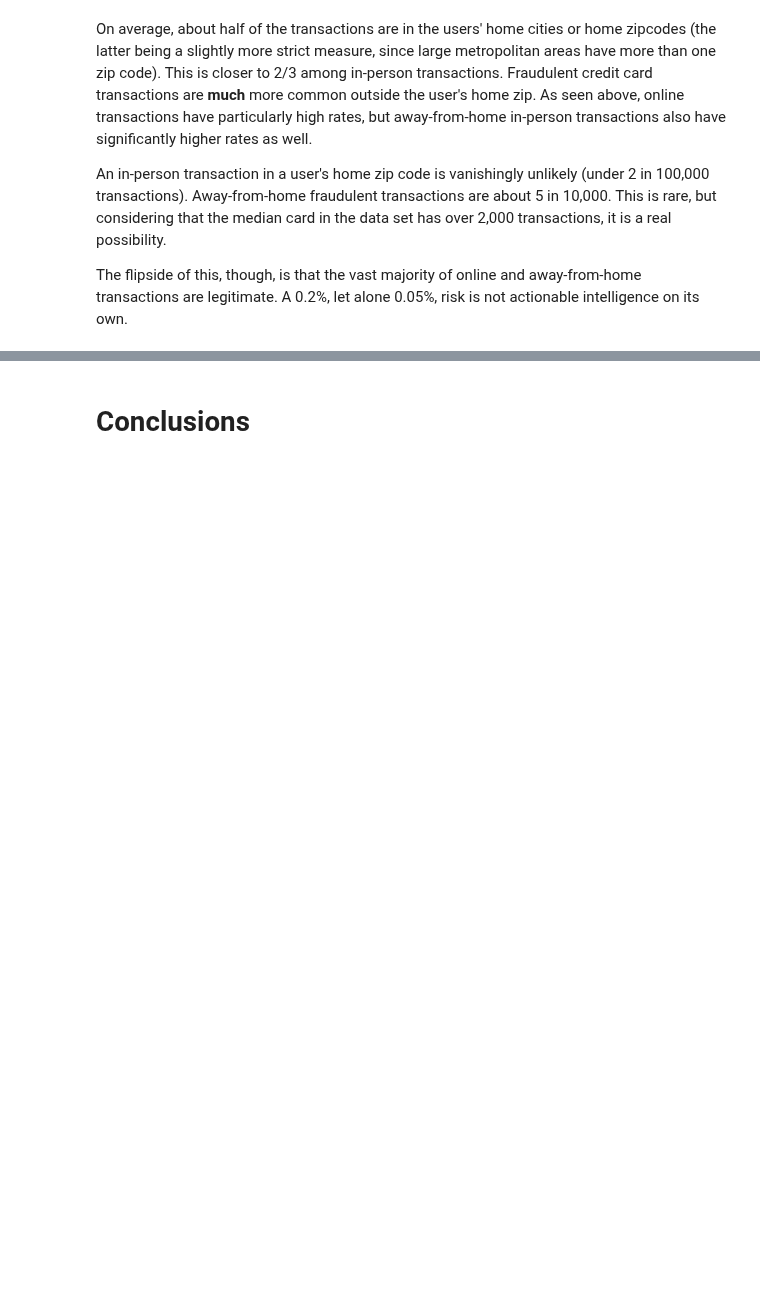
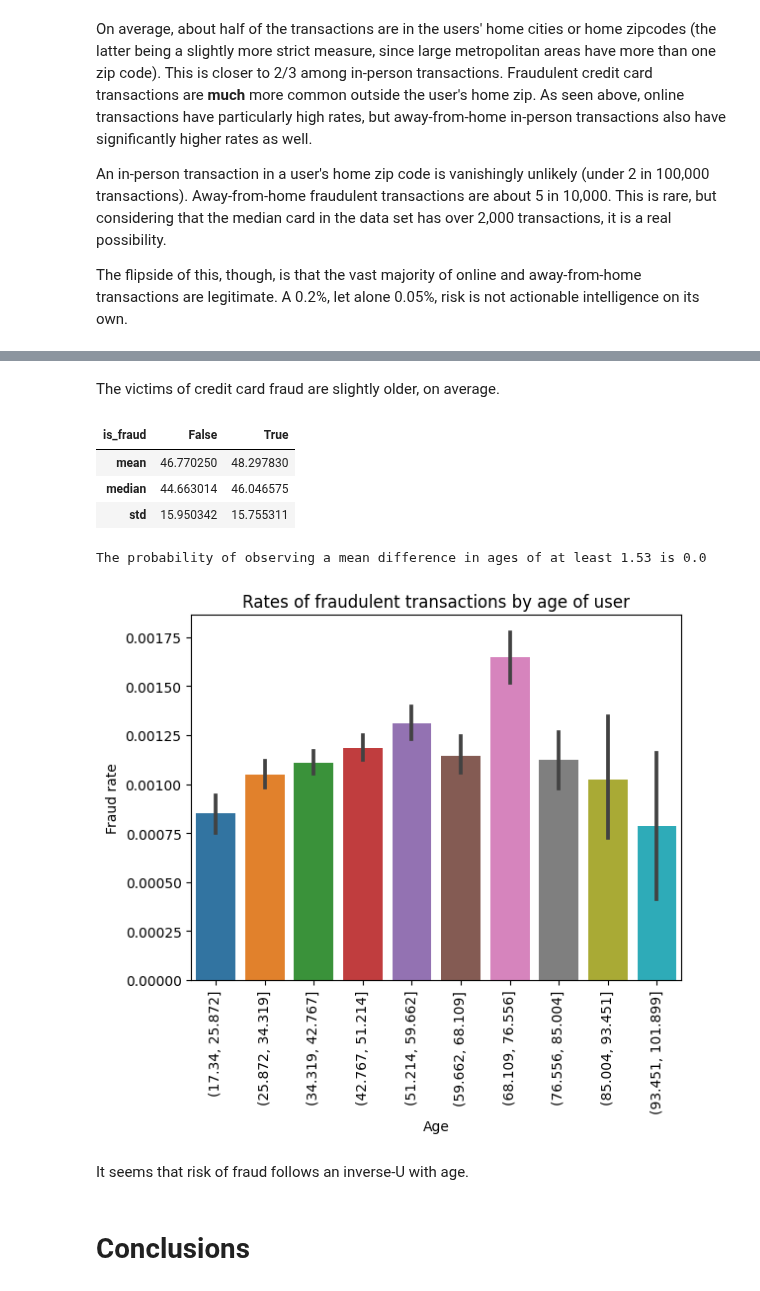
Before and after one commit to msc2106/CreditCardFraud, a Jupyter notebook: notebooks/eda.ipynb, the cells around one changed output, grey strips where cells are left out. Cells and saved outputs as stored; diff of their text form; code cells hidden in the pictures; blank space fills up the shorter version.

```diff
--- a/notebooks/eda.ipynb
+++ b/notebooks/eda.ipynb
@@ -510,0 +505,4 @@ The flipside of this, though, is that the vast majority of online and away-from-
+# %%
+# no birth days given, so using 1 for all
+user_data['birthdate'] = pd.to_datetime({'year': user_data.birth_year, 'month': user_data.birth_month, 'day':1})
+user_data.head(2).T
@@ -510,0 +527,4 @@ The flipside of this, though, is that the vast majority of online and away-from-
+# %%
+age_df = tx_data[['user', 'timestamp', 'is_fraud']].merge(user_data['birthdate'], left_on='user', right_index=True)
+age_df['age'] = (age_df.timestamp - age_df.birthdate).dt.days/365
+age_df.head()
@@ -511,2 +538,33 @@ The flipside of this, though, is that the vast majority of online and away-from-
+# %% [markdown]
+The victims of credit card fraud are slightly older, on average.
+# %%
+age_df.groupby('is_fraud').age.agg(['mean', 'median', 'std']).T
+# %% [output]
+| is_fraud | False | True |
+| mean | 46.770250 | 48.297830 |
+| median | 44.663014 | 46.046575 |
+| std | 15.950342 | 15.755311 |
+# %%
+age_diff = age_df[age_df.is_fraud].age.mean() - age_df[~age_df.is_fraud].age.mean()
+age_diff_bootstrap = bootstrap_bool(
+    age_df.is_fraud.mean(),
+    age_df.is_fraud.count(),
+    age_df.age,
+    lambda is_fraud, age: np.abs(age[is_fraud].mean()-age[~is_fraud].mean())
+)
+print(f'The probability of observing a mean difference in ages of at least {age_diff:.2f} is {(age_diff_bootstrap >= age_diff).mean()}')
+# %% [output]
+The probability of observing a mean difference in ages of at least 1.53 is 0.0
+# %%
+age_df['age_bins'] = pd.cut(age_df.age, 10)
+ax = sns.barplot(age_df, x='age_bins', y='is_fraud');
+ax.tick_params(axis='x', labelrotation=90);
+ax.set_title('Rates of fraudulent transactions by age of user');
+ax.set_xlabel('Age');
+ax.set_ylabel('Fraud rate');
+# %% [output]
+[figure, added]
+# %% [markdown]
+It seems that risk of fraud follows an inverse-U with age.
 # %% [markdown]
 # Conclusions
```
Also changed, not shown: parts of 22 cells of this notebook.
